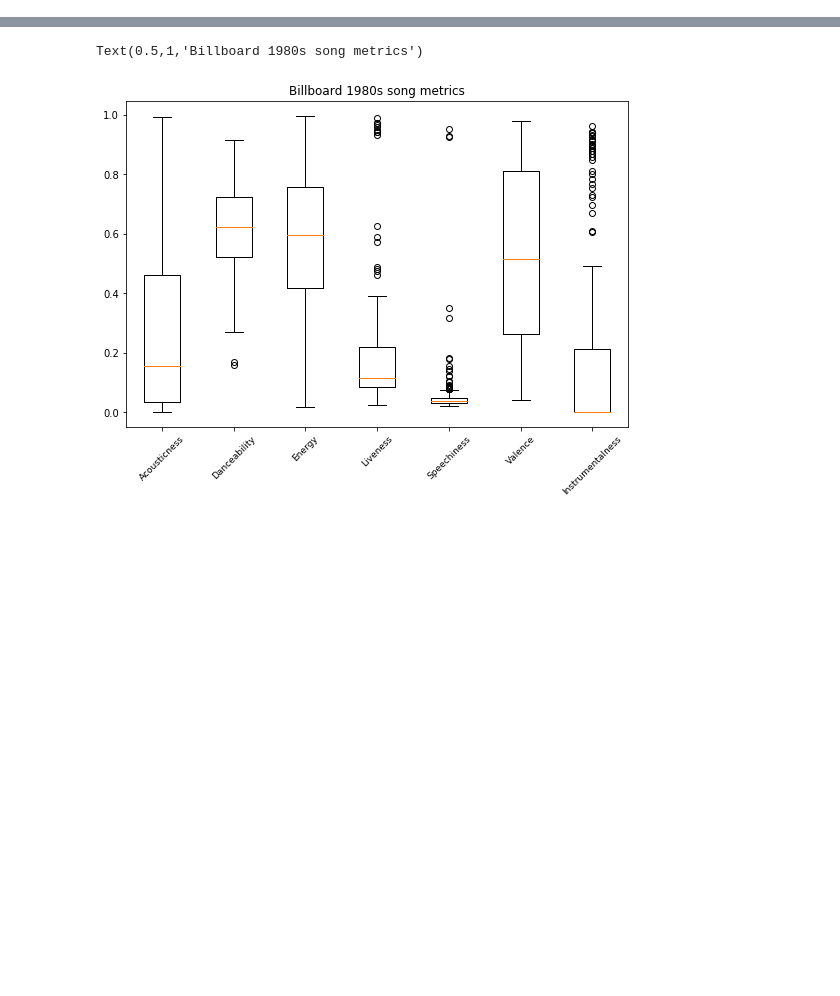
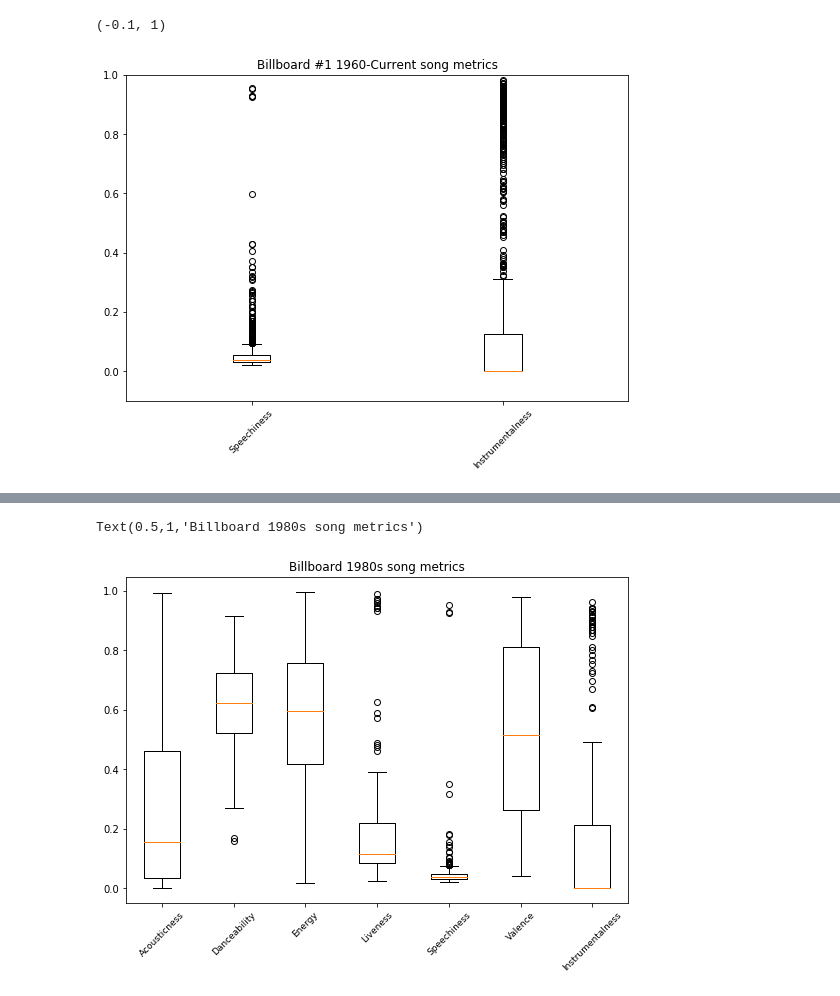
Before and after one commit to wwenash/New_improved_repo, a Jupyter notebook: Song_Metric_Graphs.ipynb, the cells around one changed output, grey strips where cells are left out. Saved outputs shown, nothing was run; the diff lists cells and outputs as text; code cells hidden in the pictures; blank space fills up the shorter version.

```diff
--- a/Song_Metric_Graphs.ipynb
+++ b/Song_Metric_Graphs.ipynb
@@ -61,0 +119,15 @@ Text(0.5,1,'Billboard #1 1960-Current song metrics')
+# %%
+# Full Billboard Boxplot
+
+fig = plt.figure(1, figsize=(9, 6))
+ax = fig.add_subplot(111)
+
+# Create the boxplot
+bp = ax.boxplot(billbord_data2)
+ax.set_xticklabels(['Speechiness', 'Instrumentalness'], rotation=45, fontsize=9)
+
+plt.title("Billboard #1 1960-Current song metrics")
+plt.ylim(-0.1,1)
+# %% [output]
+(-0.1, 1)
+[figure, added]
```
Also changed, not shown: parts of 24 cells of this notebook.
